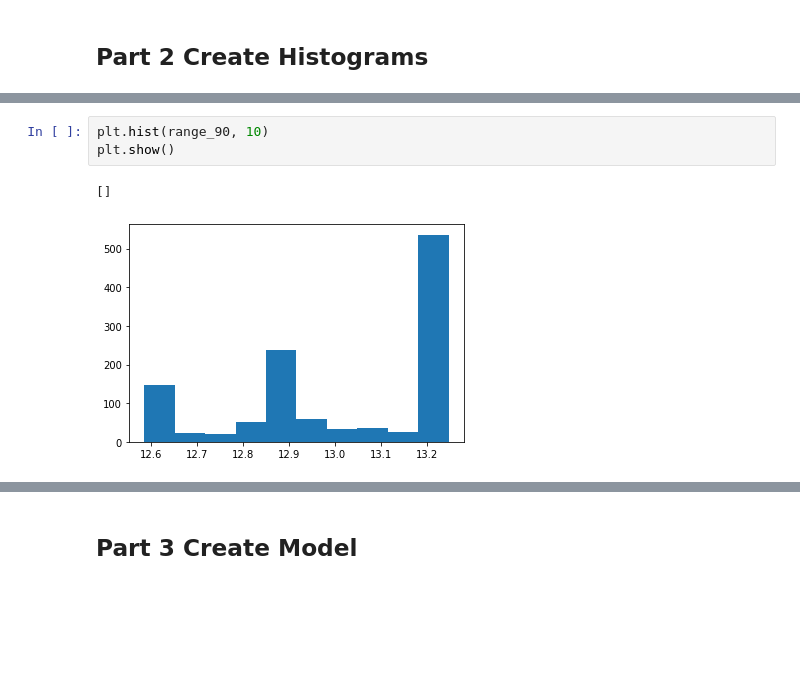
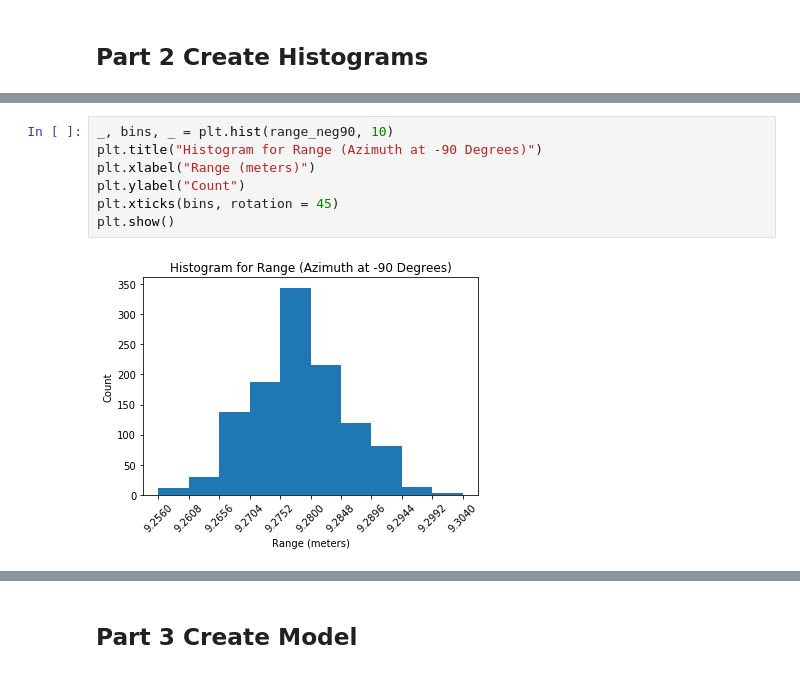
Before and after one commit to clylau/E205_HW1, a Jupyter notebook: hw1.ipynb, the cells around one changed output, grey strips where cells are left out. Cells and saved outputs as stored; diff of their text form; blank space fills up the shorter version.

```diff
--- a/hw1.ipynb
+++ b/hw1.ipynb
@@ -35,6 +40,9 @@ plt.show()
-# %%
-plt.hist(range_90, 10)
-plt.show()
-# %% [output]
-[]
-[figure, removed]
+# %%
+_, bins, _ = plt.hist(range_neg90, 10)
+plt.title("Histogram for Range (Azimuth at -90 Degrees)")
+plt.xlabel("Range (meters)")
+plt.ylabel("Count")
+plt.xticks(bins, rotation = 45)
+plt.show()
+# %% [output]
+[figure, added]
```
Also changed, not shown: parts of 46 cells of this notebook.
